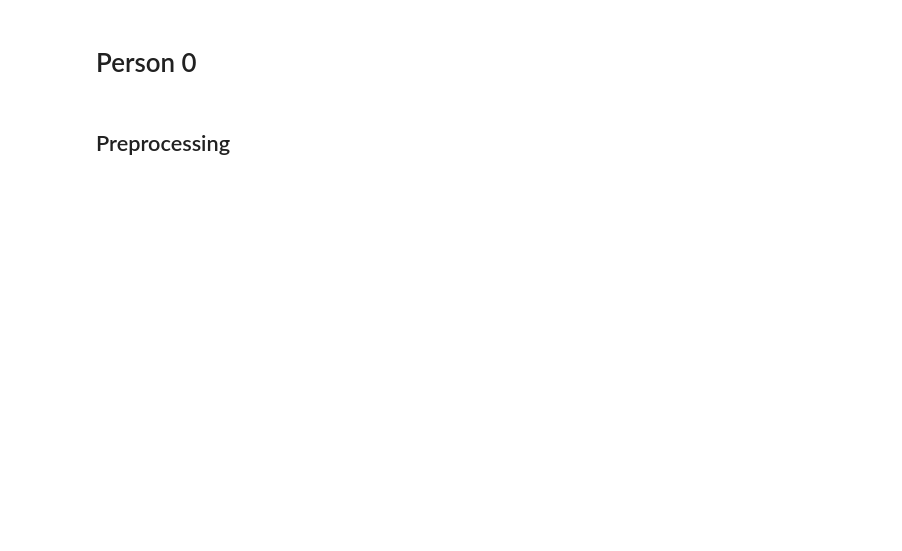
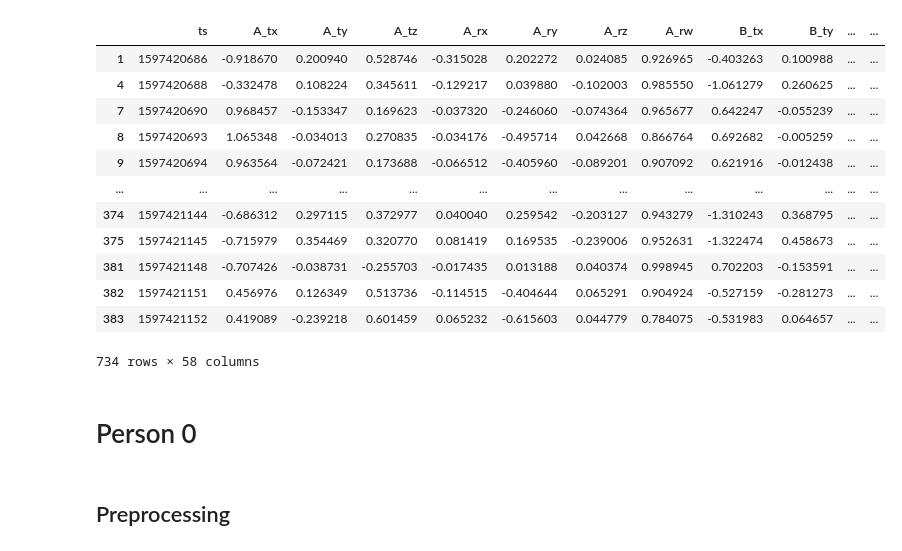
Before and after one commit to ymohamed08/MLP_Mafia, a Jupyter notebook: MLP_script.ipynb, the cells around one changed output. Saved outputs shown, nothing was run; the diff lists cells and outputs as text; code cells hidden in the pictures; blank space fills up the shorter version.

```diff
--- a/MLP_script .ipynb
+++ b/MLP_script.ipynb
@@ -13,3 +13,6 @@ from sklearn.metrics import confusion_matrix
 from sklearn.metrics import classification_report
 from mlxtend.feature_selection import SequentialFeatureSelector as sfs
 from sklearn.decomposition import FactorAnalysis
+# %%
+df_raw = pd.read_csv("features_raw.csv")
+df_raw
@@ -16 +33,29 @@ from sklearn.decomposition import FactorAnalysis
+# %%
+cols = ["ts", "A_tx", "A_ty", "A_tz", "A_rx", "A_ry", "A_rz", "A_rw", "B_tx", "B_ty", "B_tz", "B_rx", "B_ry", "B_rz", "B_rw", "A_AU28", "A_AU45", "A_AU26", "A_AU25", "A_AU01", "A_AU05", "A_AU20", "A_AU06", "A_AU23", "A_AU07", "A_AU02", "A_AU09", "A_AU17", "A_AU10", "A_AU04", "A_AU12", "A_AU14", "A_AU15", "B_AU28", "B_AU45", "B_AU26", "B_AU25", "B_AU01", "B_AU05", "B_AU20", "B_AU06", "B_AU23", "B_AU07", "B_AU02", "B_AU09", "B_AU17", "B_AU10", "B_AU04", "B_AU12", "B_AU14", "B_AU15", "A_emo", "B_emo", "A_pose", "B_pose", "A_interactive", "B_interactive", "target_interactive"]
+df0 = df_raw[["TimeStamp", "head0_head1_trans_x", "head0_head1_trans_y", "head0_head1_trans_z", "head0_head1_ori_x", "head0_head1_ori_y", "head0_head1_ori_z", "head0_head1_ori_w", "head0_head2_trans_x", "head0_head2_trans_y", "head0_head2_trans_z", "head0_head2_ori_x", "head0_head2_ori_y", "head0_head2_ori_z", "head0_head2_ori_w", "head1_AU28", "head1_AU45", "head1_AU26", "head1_AU25", "head1_AU01", "head1_AU05", "head1_AU20", "head1_AU06", "head1_AU23", "head1_AU07", "head1_AU02", "head1_AU09", "head1_AU17", "head1_AU10", "head1_AU04", "head1_AU12", "head1_AU14", "head1_AU15", "head2_AU28", "head2_AU45", "head2_AU26", "head2_AU25", "head2_AU01", "head2_AU05", "head2_AU20", "head2_AU06", "head2_AU23", "head2_AU07", "head2_AU02", "head2_AU09", "head2_AU17", "head2_AU10", "head2_AU04", "head2_AU12", "head2_AU14", "head2_AU15", "head1_emo", "head2_emo", "head1_pose", "head2_pose", "ClassP1", "ClassP2", "Class_P0"]]
+df0.columns = cols
+
+df1 = df_raw[["TimeStamp", "head1_head0_trans_x", "head1_head0_trans_y", "head1_head0_trans_z", "head1_head0_ori_x", "head1_head0_ori_y", "head1_head0_ori_z", "head1_head0_ori_w", "head1_head2_trans_x", "head1_head2_trans_y", "head1_head2_trans_z", "head1_head2_ori_x", "head1_head2_ori_y", "head1_head2_ori_z", "head1_head2_ori_w", "head0_AU28", "head0_AU45", "head0_AU26", "head0_AU25", "head0_AU01", "head0_AU05", "head0_AU20", "head0_AU06", "head0_AU23", "head0_AU07", "head0_AU02", "head0_AU09", "head0_AU17", "head0_AU10", "head0_AU04", "head0_AU12", "head0_AU14", "head0_AU15", "head2_AU28", "head2_AU45", "head2_AU26", "head2_AU25", "head2_AU01", "head2_AU05", "head2_AU20", "head2_AU06", "head2_AU23", "head2_AU07", "head2_AU02", "head2_AU09", "head2_AU17", "head2_AU10", "head2_AU04", "head2_AU12", "head2_AU14", "head2_AU15", "head0_emo", "head2_emo", "head0_pose", "head2_pose", "Class_P0", "ClassP2", "ClassP1"]]
+df1.columns = cols
+
+df2 = df_raw[["TimeStamp", "head2_head0_trans_x", "head2_head0_trans_y", "head2_head0_trans_z", "head2_head0_ori_x", "head2_head0_ori_y", "head2_head0_ori_z", "head2_head0_ori_w", "head2_head1_trans_x", "head2_head1_trans_y", "head2_head1_trans_z", "head2_head1_ori_x", "head2_head1_ori_y", "head2_head1_ori_z", "head2_head1_ori_w", "head0_AU28", "head0_AU45", "head0_AU26", "head0_AU25", "head0_AU01", "head0_AU05", "head0_AU20", "head0_AU06", "head0_AU23", "head0_AU07", "head0_AU02", "head0_AU09", "head0_AU17", "head0_AU10", "head0_AU04", "head0_AU12", "head0_AU14", "head0_AU15", "head1_AU28", "head1_AU45", "head1_AU26", "head1_AU25", "head1_AU01", "head1_AU05", "head1_AU20", "head1_AU06", "head1_AU23", "head1_AU07", "head1_AU02", "head1_AU09", "head1_AU17", "head1_AU10", "head1_AU04", "head1_AU12", "head1_AU14", "head1_AU15", "head0_emo", "head1_emo", "head0_pose", "head1_pose", "Class_P0", "ClassP1", "ClassP2"]]
+df2.columns = cols
+
+df = pd.concat([df0, df1, df2])
+df = df.dropna()
+df
+# %% [output]
+|  | ts | A_tx | A_ty | A_tz | A_rx | A_ry | A_rz | A_rw | B_tx | B_ty | ... | ... |
+| 1 | 1597420686 | -0.918670 | 0.200940 | 0.528746 | -0.315028 | 0.202272 | 0.024085 | 0.926965 | -0.403263 | 0.100988 | ... | ... |
+| 4 | 1597420688 | -0.332478 | 0.108224 | 0.345611 | -0.129217 | 0.039880 | -0.102003 | 0.985550 | -1.061279 | 0.260625 | ... | ... |
+| 7 | 1597420690 | 0.968457 | -0.153347 | 0.169623 | -0.037320 | -0.246060 | -0.074364 | 0.965677 | 0.642247 | -0.055239 | ... | ... |
+| 8 | 1597420693 | 1.065348 | -0.034013 | 0.270835 | -0.034176 | -0.495714 | 0.042668 | 0.866764 | 0.692682 | -0.005259 | ... | ... |
+| 9 | 1597420694 | 0.963564 | -0.072421 | 0.173688 | -0.066512 | -0.405960 | -0.089201 | 0.907092 | 0.621916 | -0.012438 | ... | ... |
+| ... | ... | ... | ... | ... | ... | ... | ... | ... | ... | ... | ... | ... |
+| 374 | 1597421144 | -0.686312 | 0.297115 | 0.372977 | 0.040040 | 0.259542 | -0.203127 | 0.943279 | -1.310243 | 0.368795 | ... | ... |
+| 375 | 1597421145 | -0.715979 | 0.354469 | 0.320770 | 0.081419 | 0.169535 | -0.239006 | 0.952631 | -1.322474 | 0.458673 | ... | ... |
+| 381 | 1597421148 | -0.707426 | -0.038731 | -0.255703 | -0.017435 | 0.013188 | 0.040374 | 0.998945 | 0.702203 | -0.153591 | ... | ... |
+| 382 | 1597421151 | 0.456976 | 0.126349 | 0.513736 | -0.114515 | -0.404644 | 0.065291 | 0.904924 | -0.527159 | -0.281273 | ... | ... |
+| 383 | 1597421152 | 0.419089 | -0.239218 | 0.601459 | 0.065232 | -0.615603 | 0.044779 | 0.784075 | -0.531983 | 0.064657 | ... | ... |
+734 rows × 58 columns
 # %% [markdown]
```
Also changed, not shown: parts of 9 cells of this notebook.
